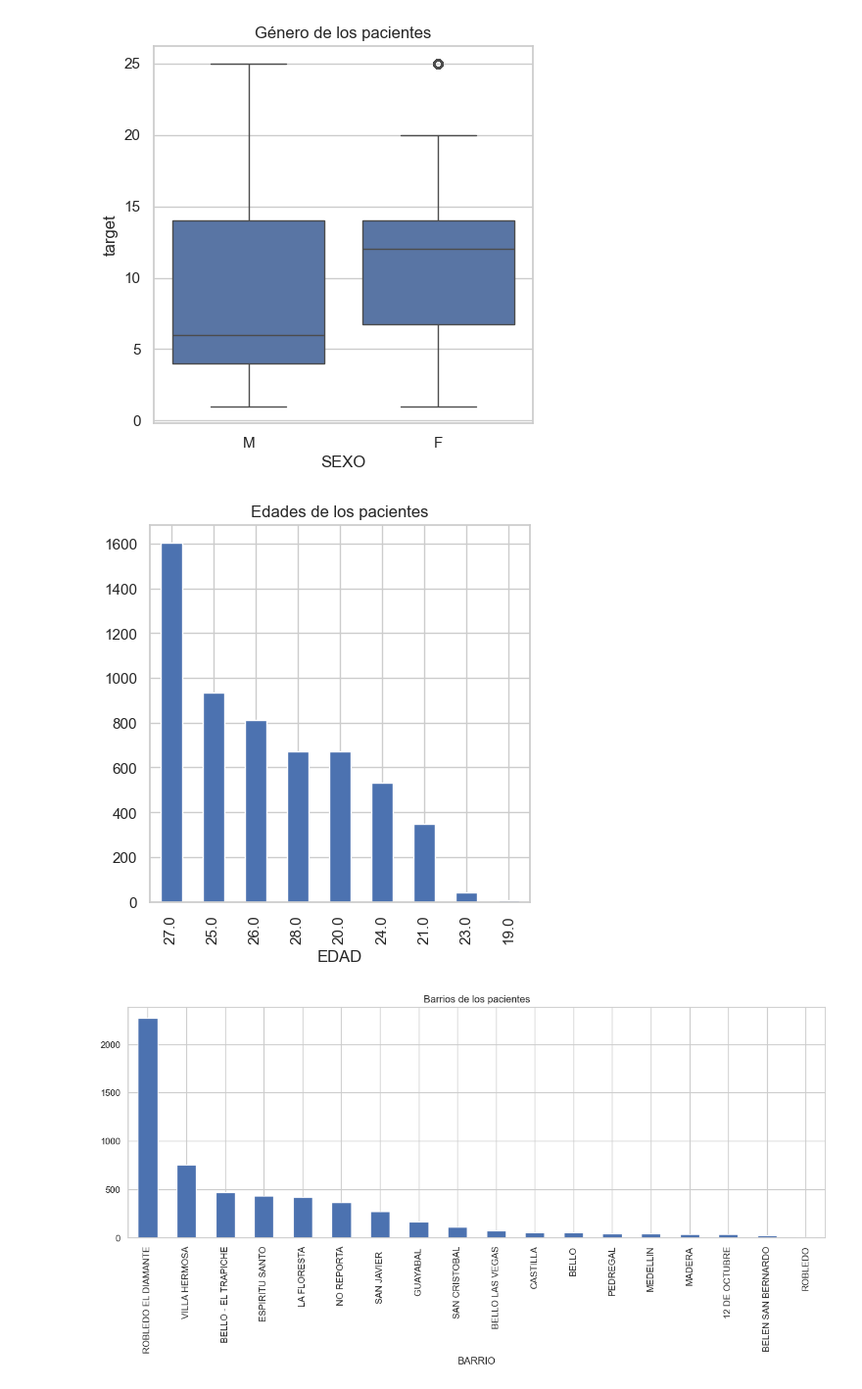
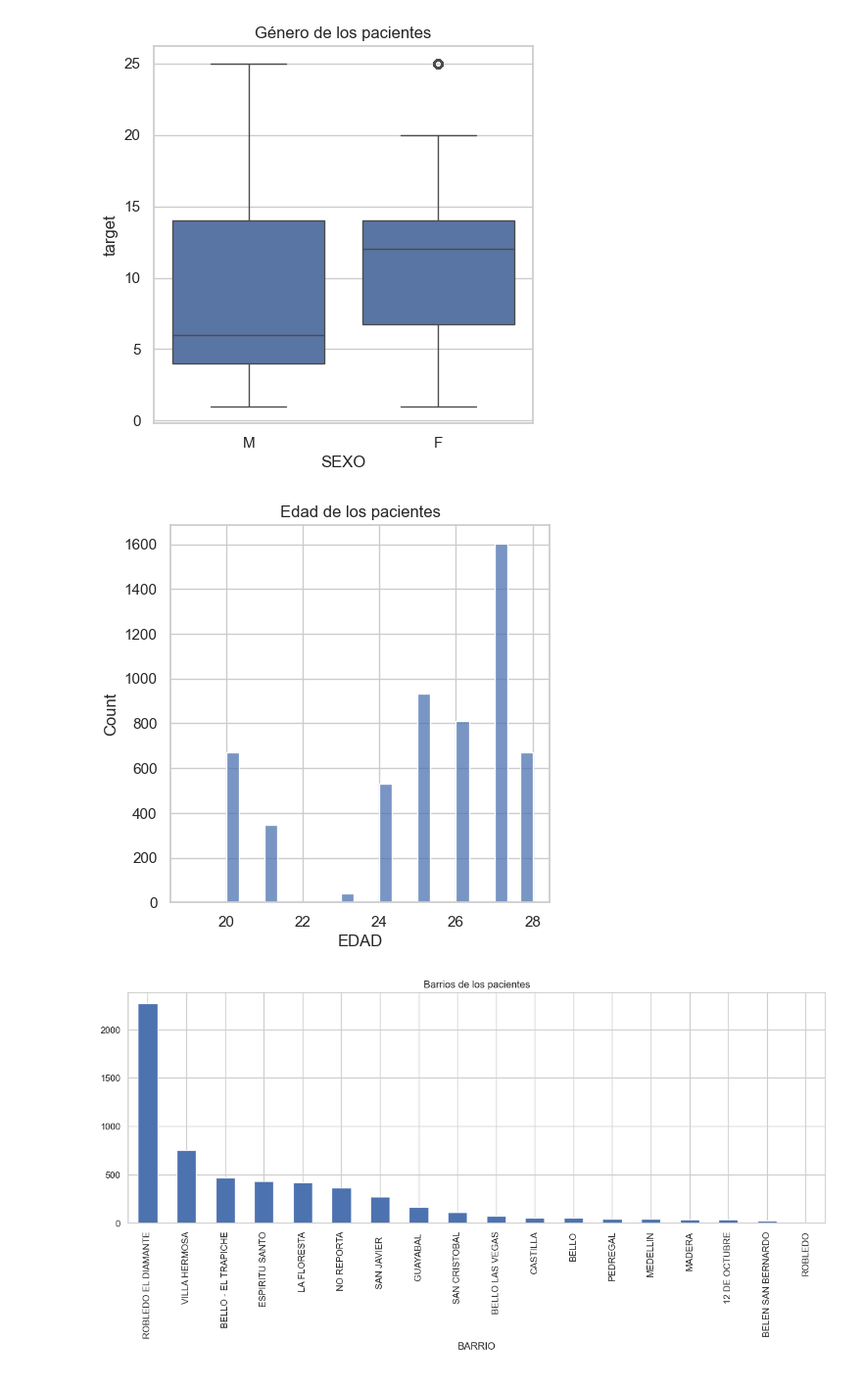
Before and after one commit to diegosaaval/hospital-stay, a Jupyter notebook: 1_data_cleaning.ipynb, the cells around one changed output. Shown at 98% size. Cells and saved outputs as stored; diff of their text form; code cells hidden in the pictures.

```diff
--- a/1_data_cleaning.ipynb
+++ b/1_data_cleaning.ipynb
@@ -538,13 +538,13 @@ plt.show()
 # %% [output]
 [figure]
 # %%
-# Edades de los pacientes en diagrama de barras
+# Histgrama de edad con curva de densidad
 plt.figure(figsize=(5, 5))
-plt.title("Edades de los pacientes")
-df["EDAD"].value_counts().plot.bar()
+plt.title("Edad de los pacientes")
+sns.histplot(df["EDAD"])
 plt.show()
 # %% [output]
-[figure, old version]
+[figure, new version]
 # %%
 # Grafico de barras de los barrios
 plt.figure(figsize=(15, 5))
```
Also changed, not shown: parts of 4 cells of this notebook.
